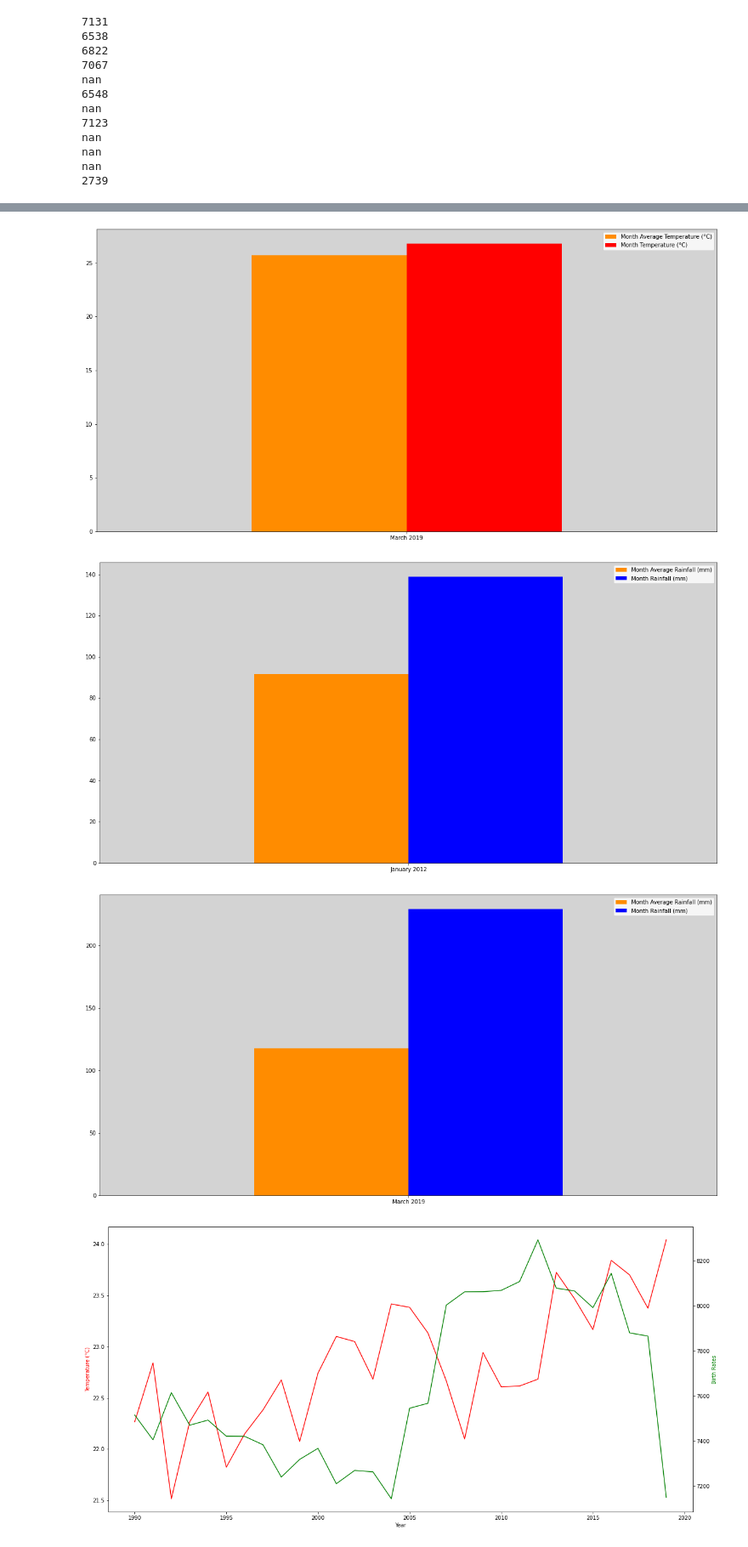
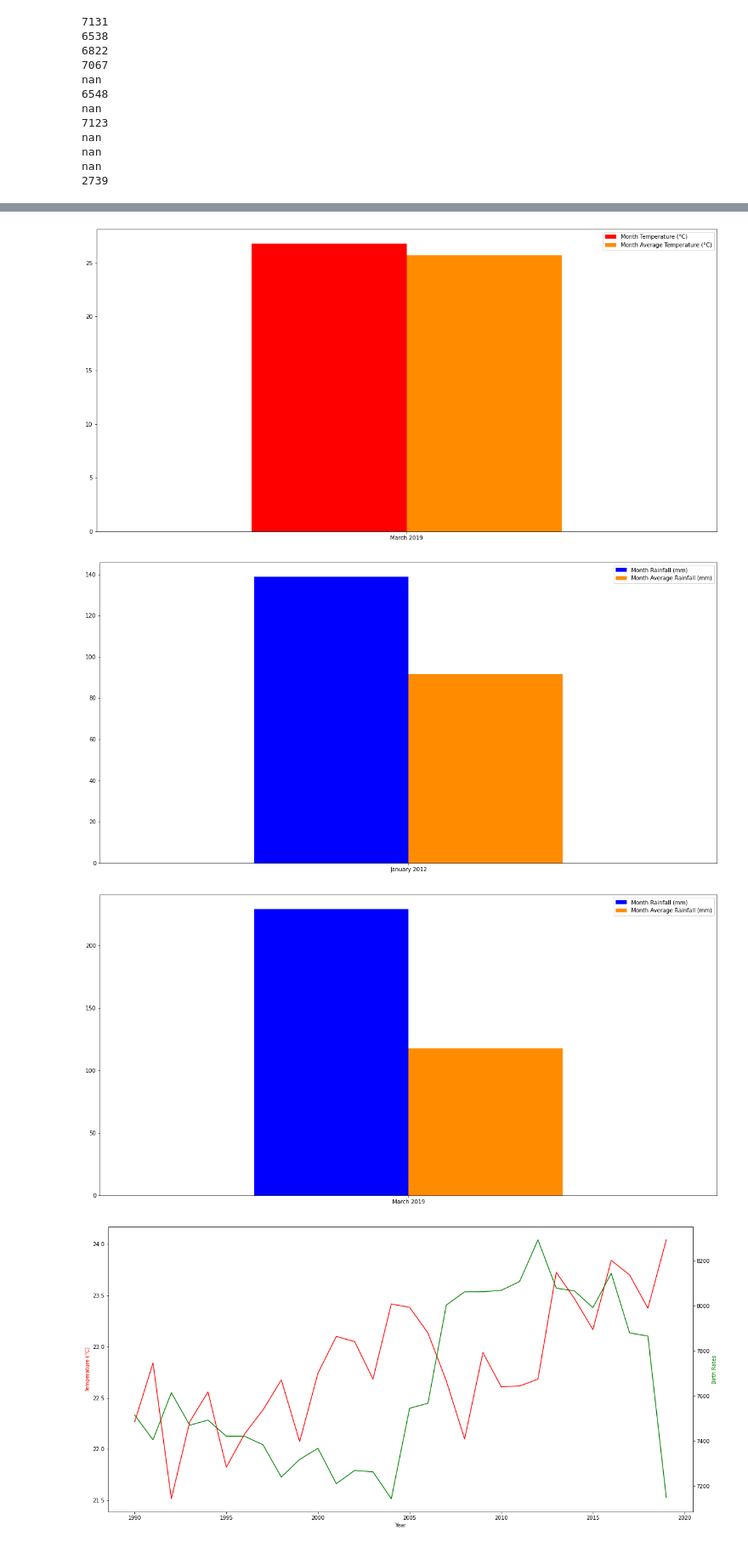
Before and after one commit to JordanLewisStudio/Data_project, a Jupyter notebook: data_project presenation.ipynb, the cells around one changed output, grey strips where cells are left out. Shown at 85% size. Cells and saved outputs as stored; diff of their text form; code cells hidden in the pictures.

Commit message:
update data project

```diff
--- a/data_project presenation.ipynb
+++ b/data_project presenation.ipynb
@@ -564,32 +576,32 @@ ax.set_facecolor("lightgray")
 Temperature = [26.8]
 Averages = [25.696667]
 index = ['March 2019']
-df = pd.DataFrame({'Month Average Temperature (°C)': Averages,'Month Temperature (°C)': Temperature}, index=index)
+df = pd.DataFrame({'Month Temperature (°C)': Temperature, 'Month Average Temperature (°C)': Averages}, index=index)
 ax = df.plot.bar(rot=0, color={"Month Temperature (°C)":"Red","Month Average Temperature (°C)":"darkorange"})
-ax.set_facecolor("lightgray")
+
 #findings:Temperature higher than monthly average
 # %% [output]
-[figure, old version]
+[figure, new version]
 # %%
 #Rainfall at month of conception for highest birth rate month
 Rainfall = [138.8]
 Averages = [91.540000]
 index = ['January 2012']
-df = pd.DataFrame({'Month Average Rainfall (mm)': Averages,'Month Rainfall (mm)': Rainfall}, index=index)
+df = pd.DataFrame({'Month Rainfall (mm)': Rainfall, 'Month Average Rainfall (mm)': Averages}, index=index)
 ax = df.plot.bar(rot=0, color={"Month Rainfall (mm)":"blue","Month Average Rainfall (mm)":"darkorange"})
-ax.set_facecolor("lightgray")
+
 #findings: Rainfall higher than month average
 # %% [output]
-[figure, old version]
+[figure, new version]
 # %%
 #Rainfall at month of conception for lowest birth rate month
 Rainfall = [229.2]
 Averages = [117.573333]
 index = ['March 2019']
-df = pd.DataFrame({'Month Average Rainfall (mm)': Averages,'Month Rainfall (mm)': Rainfall}, index=index)
+df = pd.DataFrame({'Month Rainfall (mm)': Rainfall, 'Month Average Rainfall (mm)': Averages}, index=index)
 ax = df.plot.bar(rot=0, color={"Month Rainfall (mm)":"blue","Month Average Rainfall (mm)":"darkorange"})
-ax.set_facecolor("lightgray")
+
 #findings: Rainfall higher than month average
 # %% [output]
-[figure, old version]
+[figure, new version]
 # %%
```
Also changed, not shown: parts of 18 cells of this notebook, 2 other files.
